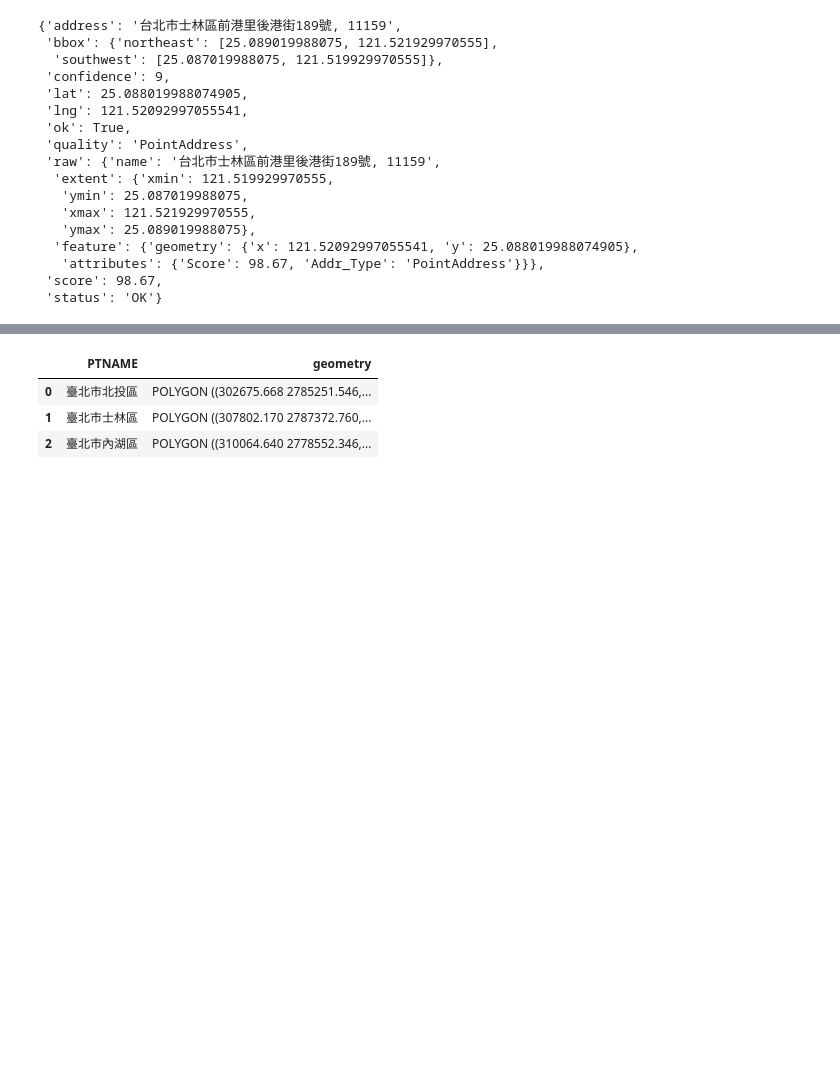
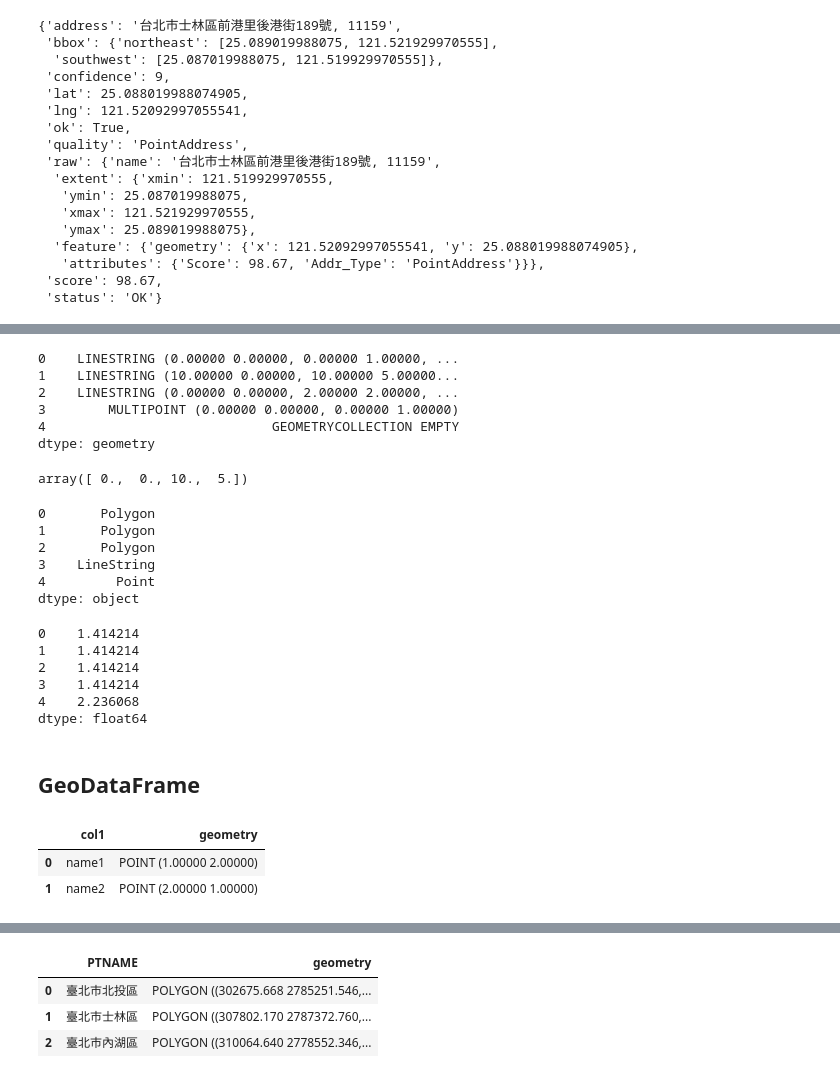
Before and after one commit to tpe-doit/Taipei-Codefest-2023-Workshop, a Jupyter notebook: demo.ipynb, the cells around one changed output, grey strips where cells are left out. Saved outputs shown, nothing was run; the diff lists cells and outputs as text; code cells hidden in the pictures; blank space fills up the shorter version.

```diff
--- a/demo.ipynb
+++ b/demo.ipynb
@@ -122 +229,45 @@ village_border.loc[xinyi_idx, 'geometry']
+# %%
+s.boundary
+# %% [output]
+0    LINESTRING (0.00000 0.00000, 0.00000 1.00000, ...
+1    LINESTRING (10.00000 0.00000, 10.00000 5.00000...
+2    LINESTRING (0.00000 0.00000, 2.00000 2.00000, ...
+3        MULTIPOINT (0.00000 0.00000, 0.00000 1.00000)
+4                             GEOMETRYCOLLECTION EMPTY
+dtype: geometry
+# %%
+s.total_bounds
+# %% [output]
+array([ 0.,  0., 10.,  5.])
+# %%
+s.geom_type
+# %% [output]
+0       Polygon
+1       Polygon
+2       Polygon
+3    LineString
+4         Point
+dtype: object
+# %%
+s.distance(Point(-1, -1))
+# %% [output]
+0    1.414214
+1    1.414214
+2    1.414214
+3    1.414214
+4    2.236068
+dtype: float64
+# %% [markdown]
+## GeoDataFrame
+# %%
+d = {
+    'col1': ['name1', 'name2'],
+    'geometry': [Point(1, 2), Point(2, 1)]
+}
+gdf = gpd.GeoDataFrame(d, crs='EPSG:4326', geometry='geometry')
+gdf
+# %% [output]
+|  | col1 | geometry |
+| 0 | name1 | POINT (1.00000 2.00000) |
+| 1 | name2 | POINT (2.00000 1.00000) |
 # %% [markdown]
```
Also changed, not shown: parts of 64 cells of this notebook.
